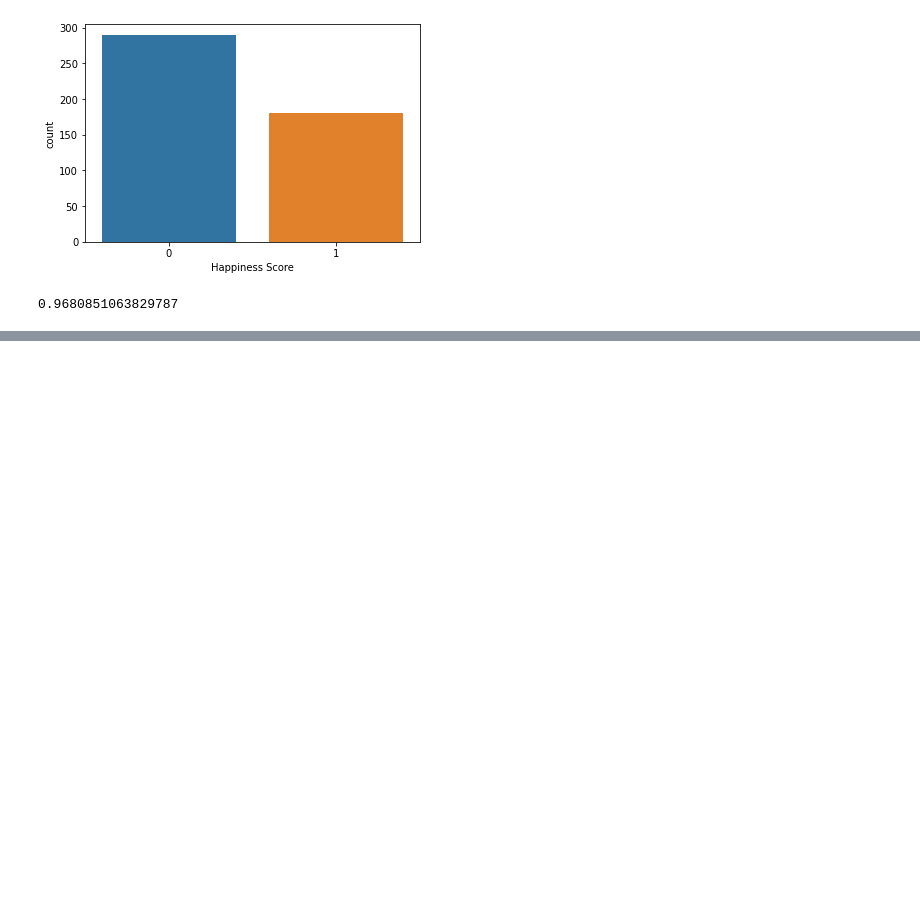
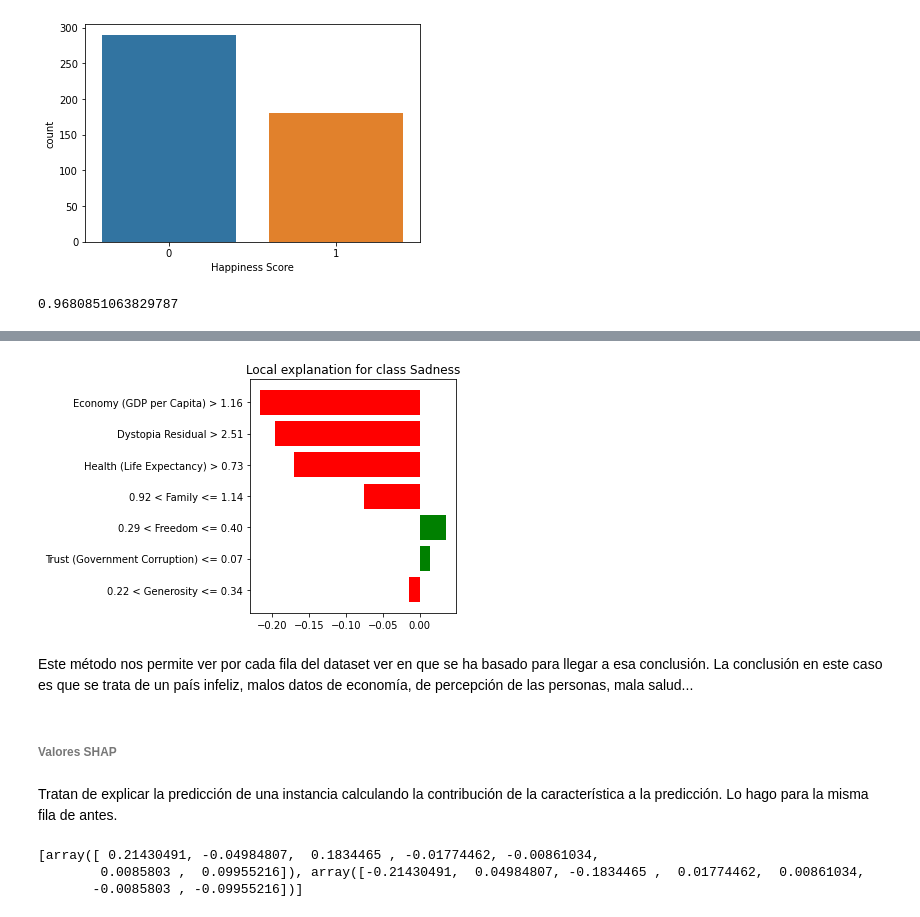
Before and after one commit to fortiz98/TrabajoAAII, a Jupyter notebook: TrabajoFelicidad.ipynb, the cells around one changed output, grey strips where cells are left out. Cells and saved outputs as stored; diff of their text form; code cells hidden in the pictures; blank space fills up the shorter version.

```diff
--- a/TrabajoFelicidad.ipynb
+++ b/TrabajoFelicidad.ipynb
@@ -2172,0 +2457,9 @@ print(accuracy_score(y_test, y_pred))
+# %%
+row_to_show = 5 #Elegimos la fila 5
+data_for_prediction = X_test.iloc[row_to_show]
+print(data_for_prediction)
+data_for_prediction_array = data_for_prediction.values.reshape(1, -1)
+print(RF_model.predict(data_for_prediction_array))
+print(RF_model.predict_proba(data_for_prediction_array))
+
+print(y_test.iloc[5])
@@ -2172,0 +2478,42 @@ print(accuracy_score(y_test, y_pred))
+# %%
+from lime.lime_tabular import LimeTabularExplainer
+
+top_x = 7 # number of x most important features to show
+class_names =["Happyness","Sadness"]
+lime_explainer = LimeTabularExplainer(X_test.values[:,:], #Necesita Numpy array y no un Pandas DataFrame
+                                      feature_names=feature_names,
+                                      class_names=class_names,
+                                      categorical_features=None, #Everything else will be considered continuous. Values in these columns MUST be integers.
+                                      mode="classification", random_state=42)
+# Ahora explicamos una prediction
+# Necesita data_row: 1d numpy array correspondiente a la fila a ser explicada,
+# Una función de predicción: para ScikitClassifiers, classifier.predict_proba(). Para ScikitRegressors, regressor.predict().
+# La función de predicción necesita trabajar sobre vectores de varias características (los vectores perturbados de forma aleatoria sobre from the data_row).
+exp = lime_explainer.explain_instance(data_for_prediction, RF_model.predict_proba, num_features=top_x) #Consultar funcion lime_explainer
+
+exp.as_pyplot_figure() #Coeficientes en representación gráfica
+from matplotlib import pyplot as plt
+plt.tight_layout()
+# %% [output]
+[figure, added]
+# %% [markdown]
+Este método nos permite ver por cada fila del dataset ver en que se ha basado para llegar a esa conclusión.
+La conclusión en este caso es que se trata de un país infeliz, malos datos de economía, de percepción de las personas, mala salud...
+# %% [markdown]
+###### **Valores SHAP**
+# %% [markdown]
+Tratan de explicar la predicción de una instancia calculando la contribución de la característica a la predicción. Lo hago para la misma fila de antes.
+# %%
+import shap
+
+# Creamos un objeto que calcule los valores SHAP para el modelo
+explainer = shap.TreeExplainer(RF_model)
+
+# Calculamos los valores SHAP para la instancia
+shap_values = explainer.shap_values(data_for_prediction)
+
+print(shap_values)
+# %% [output]
+[array([ 0.21430491, -0.04984807,  0.1834465 , -0.01774462, -0.00861034,
+        0.0085803 ,  0.09955216]), array([-0.21430491,  0.04984807, -0.1834465 ,  0.01774462,  0.00861034,
+       -0.0085803 , -0.09955216])]
```
Also changed, not shown: parts of 60 cells of this notebook.
